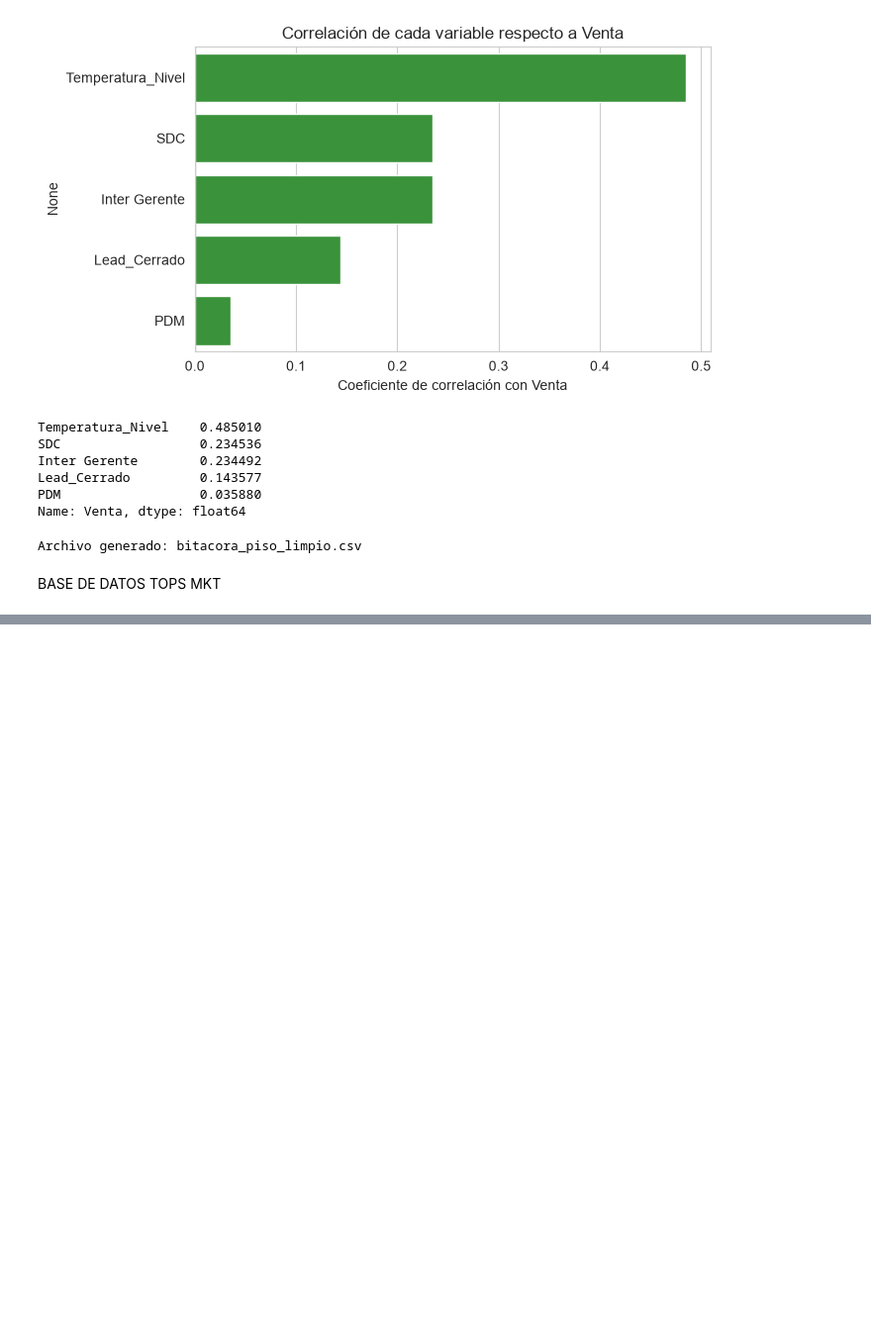
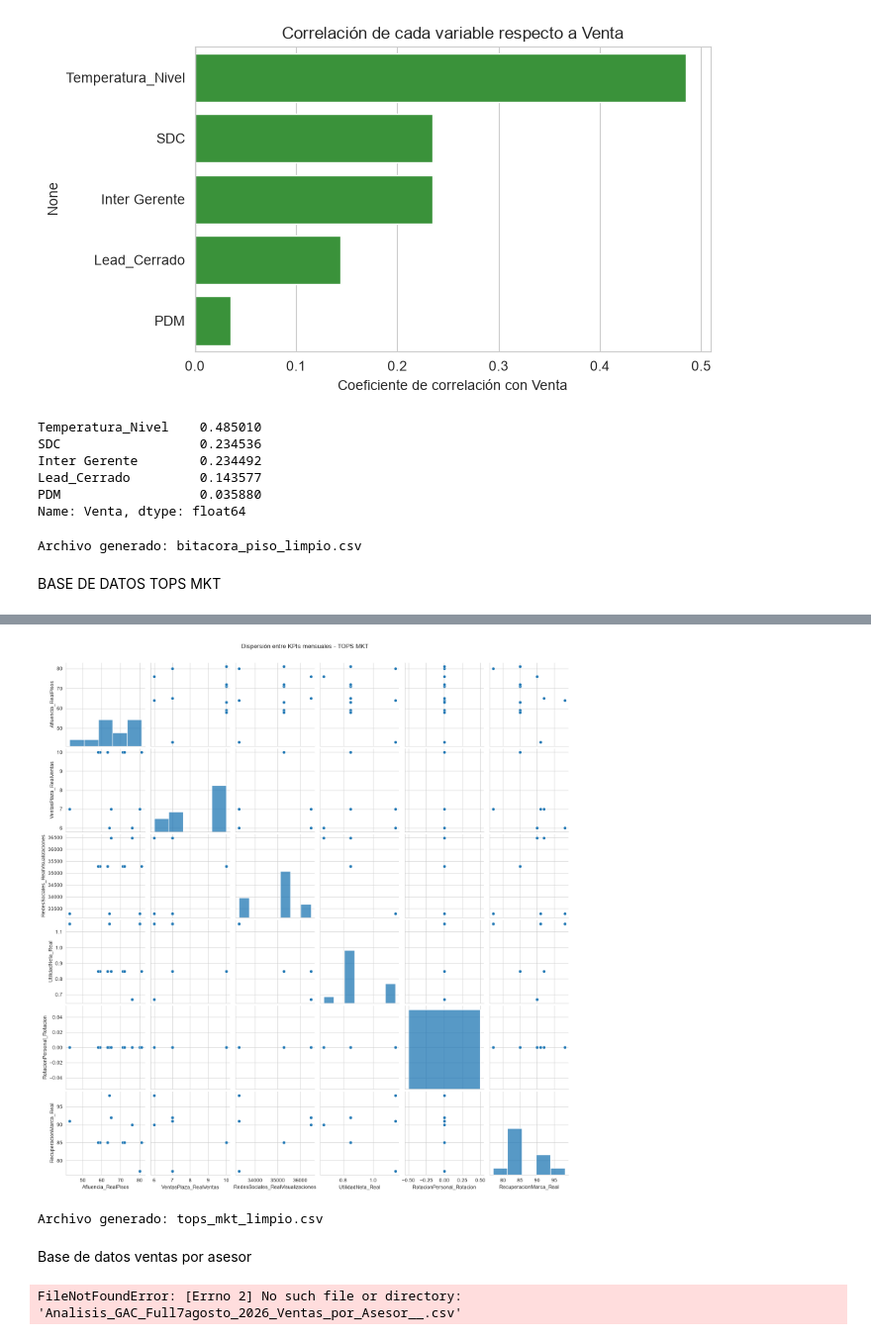
Before and after one commit to a01739713-jpg/Actividad-5, a Jupyter notebook: Actividad5.2/codigoact52.ipynb, the cells around one changed output, grey strips where cells are left out. Shown at 99% size. Saved outputs shown, nothing was run; the diff lists cells and outputs as text; code cells hidden in the pictures; blank space fills up the shorter version.

Commit message:
base 2 y 3

```diff
--- a/Actividad5.2/codigoact52.ipynb
+++ b/Actividad5.2/codigoact52.ipynb
@@ -280,0 +454,38 @@ tops_raw.head(12)
+# %%
+#Dispersion entre todos los KPIs
+sns.pairplot(tops_clean)
+plt.suptitle('Dispersión entre KPIs mensuales - TOPS MKT', y=1.02)
+plt.show()
+# %% [output]
+[figure, added]
+# %%
+#Guardamos el DataFrame limpio de TOPS MKT
+tops_clean.to_csv('tops_mkt_limpio.csv')
+print("Archivo generado: tops_mkt_limpio.csv")
+# %% [output]
+Archivo generado: tops_mkt_limpio.csv
+# %% [markdown]
+Base de datos ventas por asesor
+# %%
+#Cargamos sin encabezado para poder reconstruir los nombres reales de columna
+raw = pd.read_csv('Analisis_GAC_Full7agosto_2026_Ventas_por_Asesor.csv', header=None)
+
+#La fila 3 contiene los nombres de mes (Feb-24 ... Jul-26)
+meses_header = raw.iloc[3, 1:31].tolist()
+
+#Las filas 5 a 55 contienen la tabla principal de asesores (la tabla se repite despues
+#ordenada por ranking; solo usamos la primera version)
+ventas = raw.iloc[5:56, :].copy()
+ventas.columns = ['Asesor'] + meses_header + [
+    'Total_Acum_2024_2026', 'Ranking_Total',
+    'Acum_2024', 'Ranking_2024',
+    'Acum_2025', 'Ranking_2025',
+    'Acum_2026', 'Ranking_2026'
+] + list(range(39, raw.shape[1]))
+
+#Eliminamos columnas finales vacias sin nombre real (indices numericos)
+ventas = ventas[[c for c in ventas.columns if not isinstance(c, int)]]
+
+ventas.head()
+# %% [output]
+FileNotFoundError: [Errno 2] No such file or directory: 'Analisis_GAC_Full7agosto_2026_Ventas_por_Asesor__.csv'
```
Also changed, not shown: parts of 10 cells of this notebook, 5 other files.
